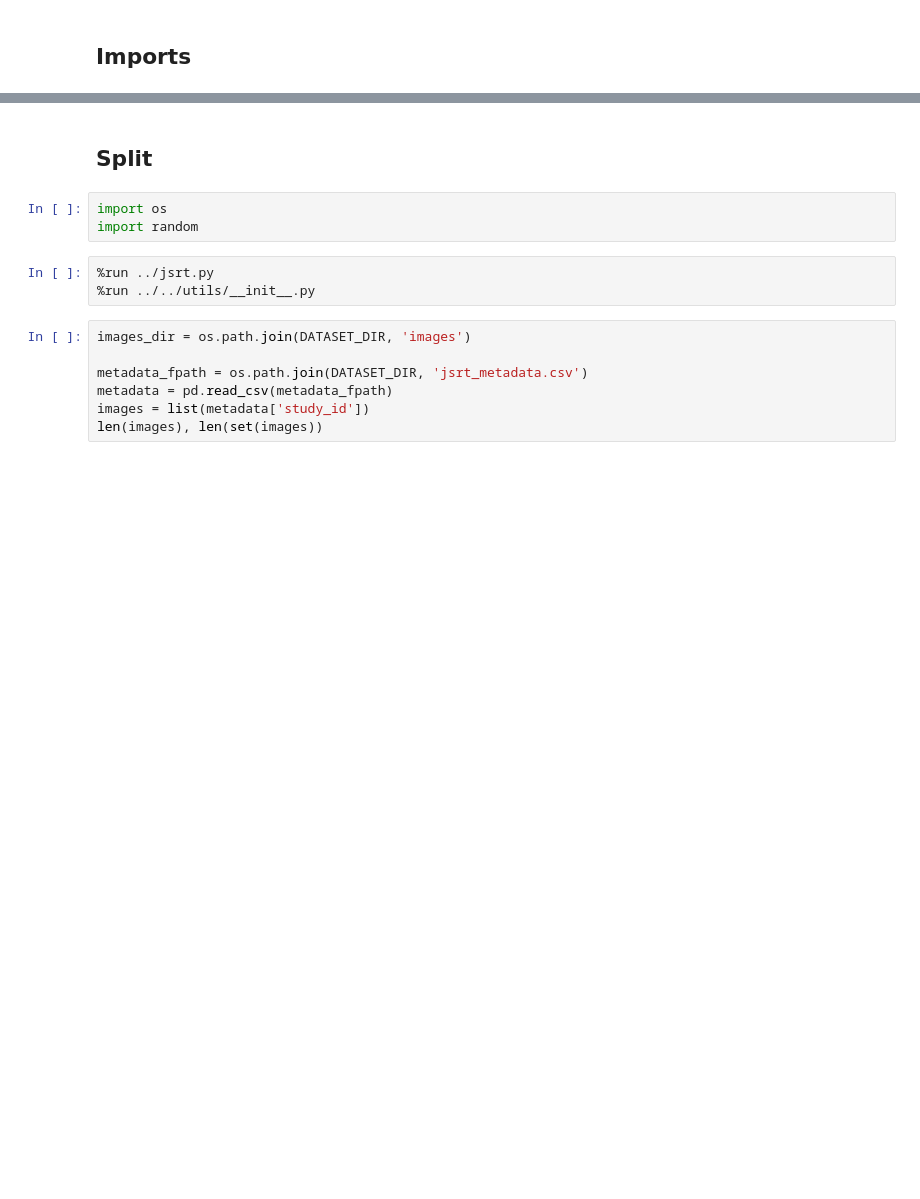
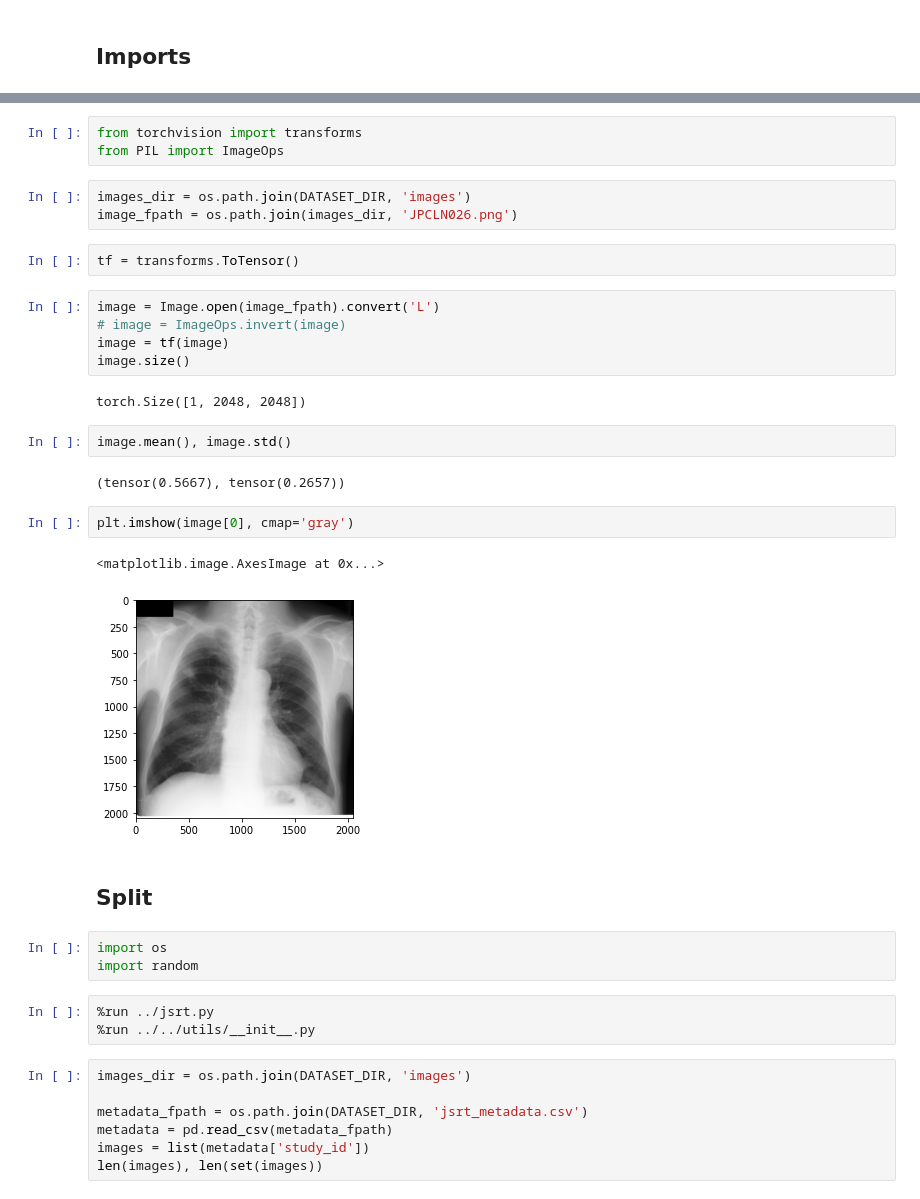
Before and after one commit to pdpino/medical-ai, a Jupyter notebook: medai/datasets/notebooks/jsrt.ipynb, the cells around one changed output, grey strips where cells are left out. Cells and saved outputs as stored; diff of their text form; blank space fills up the shorter version.

Commit message:
Fix JSRT images format

```diff
--- a/medai/datasets/notebooks/jsrt.ipynb
+++ b/medai/datasets/notebooks/jsrt.ipynb
@@ -8,3 +13,27 @@ from torchvision import transforms
+# %%
+from torchvision import transforms
+from PIL import ImageOps
+# %%
+images_dir = os.path.join(DATASET_DIR, 'images')
+image_fpath = os.path.join(images_dir, 'JPCLN026.png')
+# %%
+tf = transforms.ToTensor()
+# %%
+image = Image.open(image_fpath).convert('L')
+# image = ImageOps.invert(image)
+image = tf(image)
+image.size()
+# %% [output]
+torch.Size([1, 2048, 2048])
+# %%
+image.mean(), image.std()
+# %% [output]
+(tensor(0.5667), tensor(0.2657))
+# %%
+plt.imshow(image[0], cmap='gray')
+# %% [output]
+<matplotlib.image.AxesImage at 0x...>
+[figure, added]
 # %% [markdown]
 ## Split
 # %%
```
Also changed, not shown: parts of 6 cells of this notebook, 1 other file.
